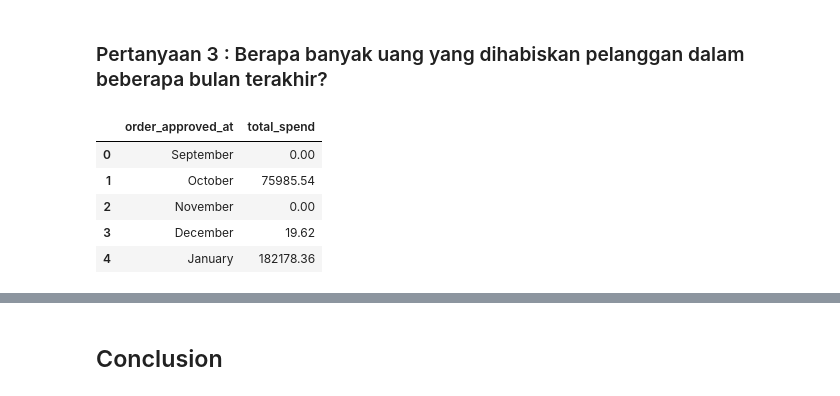
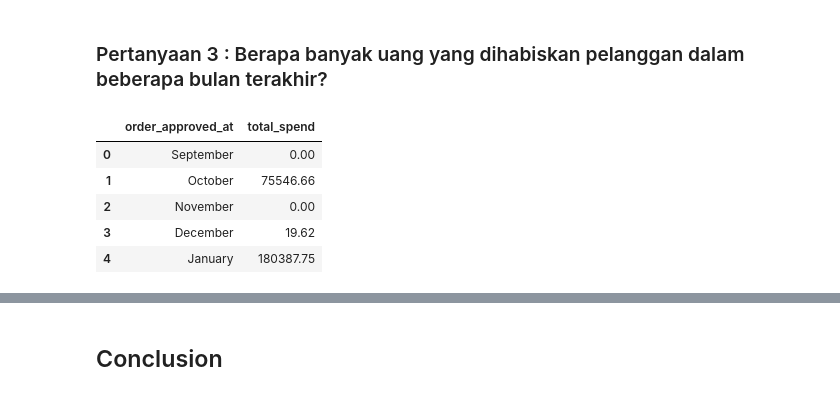
Before and after one commit to ahmadnurrizal/Data-Analysis-with-Python-Project, a Jupyter notebook: Proyek_Analisis_Data.ipynb, the cells around one changed output, grey strips where cells are left out. Cells and saved outputs as stored; diff of their text form; code cells hidden in the pictures.

```diff
--- a/Proyek_Analisis_Data.ipynb
+++ b/Proyek_Analisis_Data.ipynb
@@ -1302,19 +1291,19 @@ Terlihat pada grafik diatas bahwa terjadi penurunan signifikan pada bulan Septem
 # %% [markdown]
 ### Pertanyaan 3 : Berapa banyak uang yang dihabiskan pelanggan dalam beberapa bulan terakhir?
 # %%
-monthly_spend_df = all_data.resample(rule='M', on='order_approved_at').agg({
+monthly_spend_df = all_data_df.resample(rule='M', on='order_approved_at').agg({
     "payment_value":"sum"
 })
 monthly_spend_df.index = monthly_spend_df.index.strftime('%B') #mengubah format order_approved_at menjadi Tahun-Bulan
 monthly_spend_df = monthly_spend_df.reset_index()
 monthly_spend_df.rename(columns={
     "payment_value":"total_spend"
 }, inplace=True)
 monthly_spend_df.head()
 # %% [output]
 |  | order_approved_at | total_spend |
 | 0 | September | 0.00 |
-| 1 | October | 75985.54 |
+| 1 | October | 75546.66 |
 | 2 | November | 0.00 |
 | 3 | December | 19.62 |
-| 4 | January | 182178.36 |
+| 4 | January | 180387.75 |
```
Also changed, not shown: parts of 26 cells of this notebook.
